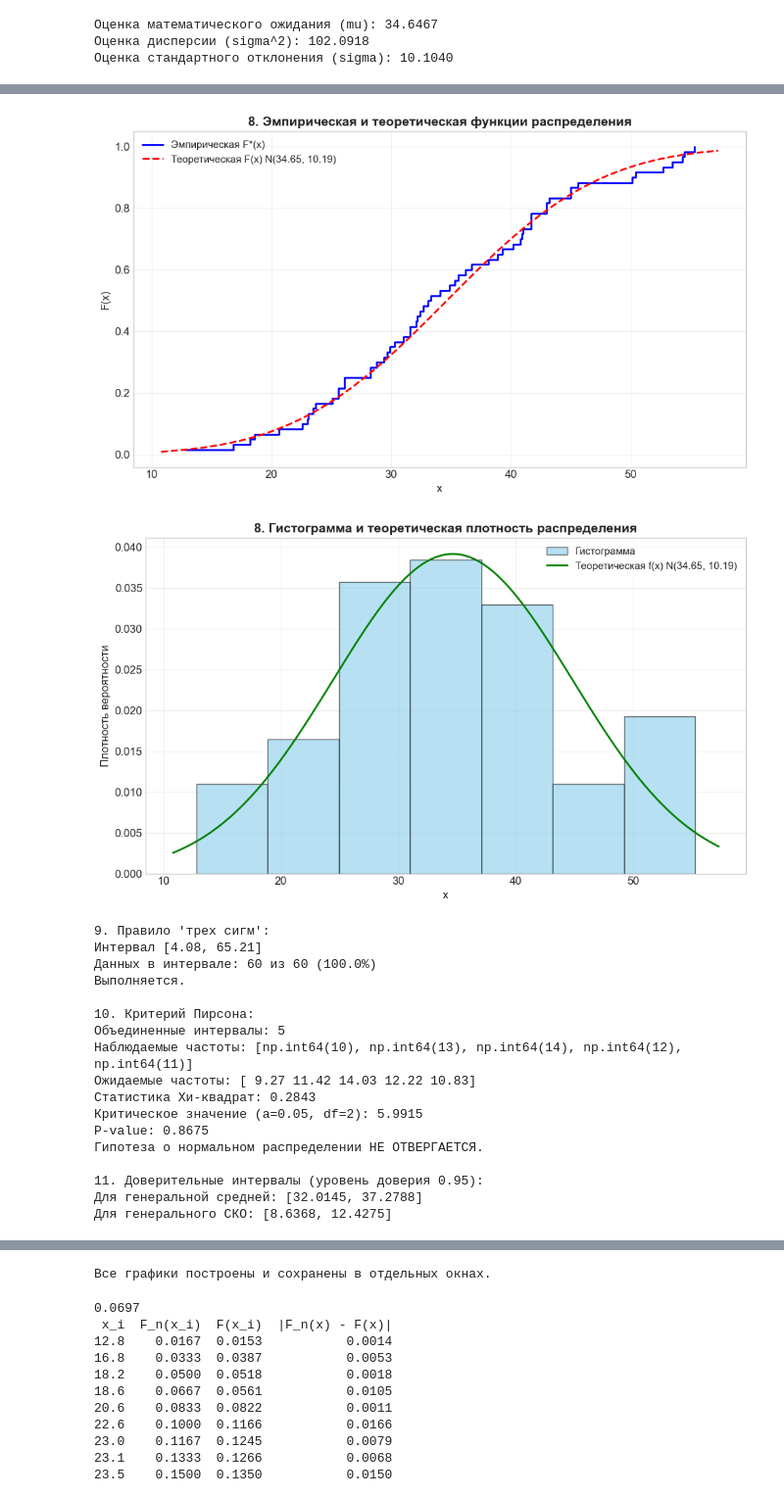
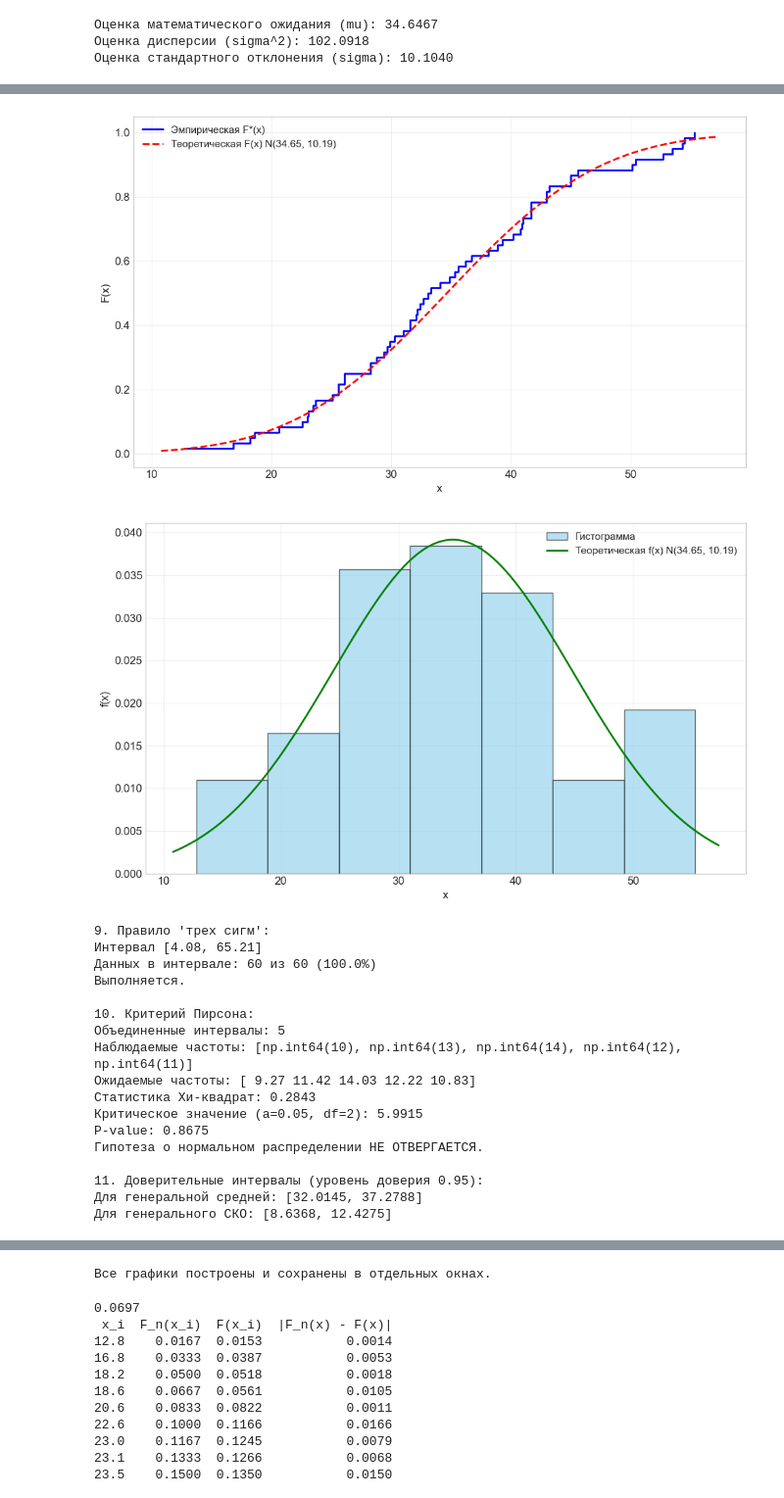
Before and after one commit to TheSlavchik/Unik, a Jupyter notebook: OPT/Calculations/ms.ipynb, the cells around one changed output, grey strips where cells are left out. Shown at 98% size. Saved outputs shown, nothing was run; the diff lists cells and outputs as text; code cells hidden in the pictures.

```diff
--- a/OPT/Calculations/ms.ipynb
+++ b/OPT/Calculations/ms.ipynb
@@ -166,7 +273,7 @@ plt.bar(bin_edges[:-1], hist_heights, width=h, align='edge', alpha=0.6,
         color='skyblue', edgecolor='black', label='Гистограмма')
 plt.plot(bin_centers, hist_heights, 'o-', color='red', linewidth=2,
          markersize=8, label='Полигон частот')
-plt.title('5. Гистограмма и полигон относительных частот', fontsize=14, fontweight='bold')
+#plt.title('5. Гистограмма и полигон относительных частот', fontsize=14, fontweight='bold')
 plt.xlabel('x', fontsize=12)
 #plt.ylabel('Плотность относительной частоты', fontsize=12)
 plt.grid(True, alpha=0.3)
@@ -178,7 +285,6 @@ plt.show()
 plt.figure(figsize=(10, 6))
 plt.step(x_ecdf, y_ecdf, where='post', label='Эмпирическая F*(x)', color='blue', linewidth=2)
 plt.plot(x_theor, cdf_theor, 'r--', linewidth=2, label=f'Теоретическая F(x) N({mu_hat:.2f}, {sigma_hat:.2f})')
-plt.title('8. Эмпирическая и теоретическая функции распределения', fontsize=14, fontweight='bold')
 plt.xlabel('x', fontsize=12)
 plt.ylabel('F(x)', fontsize=12)
 plt.grid(True, alpha=0.3)
@@ -192,9 +298,8 @@ plt.hist(data, bins=bins, density=True, alpha=0.6, color='skyblue',
          edgecolor='black', label='Гистограмма')
 plt.plot(x_theor, pdf_theor, 'g-', linewidth=2,
          label=f'Теоретическая f(x) N({mu_hat:.2f}, {sigma_hat:.2f})')
-plt.title('8. Гистограмма и теоретическая плотность распределения', fontsize=14, fontweight='bold')
 plt.xlabel('x', fontsize=12)
-plt.ylabel('Плотность вероятности', fontsize=12)
+plt.ylabel('f(x)', fontsize=12)
 plt.grid(True, alpha=0.3)
 plt.legend(fontsize=11)
 plt.tight_layout()
@@ -309,7 +414,7 @@ plt.axvline(mean_val, color='darkgreen', linestyle='-', linewidth=1.5,
             label=f'Выборочное среднее: {mean_val:.2f}', alpha=0.7)
 plt.title('11. Гистограмма с доверительным интервалом для среднего', fontsize=14, fontweight='bold')
 plt.xlabel('x', fontsize=12)
-plt.ylabel('Плотность вероятности', fontsize=12)
+plt.ylabel('f(x)', fontsize=12)
 plt.grid(True, alpha=0.3)
 plt.legend(fontsize=10)
 plt.tight_layout()
@@ -349,5 +454,5 @@ print("\nВсе графики построены и сохранены в от
-[figure, old version]
+[figure, new version]
-[figure, old version]
+[figure, new version]
 9. Правило 'трех сигм':
 Интервал [4.08, 65.21]
 Данных в интервале: 60 из 60 (100.0%)
```
Also changed, not shown: parts of 7 cells of this notebook, 5 other files.
